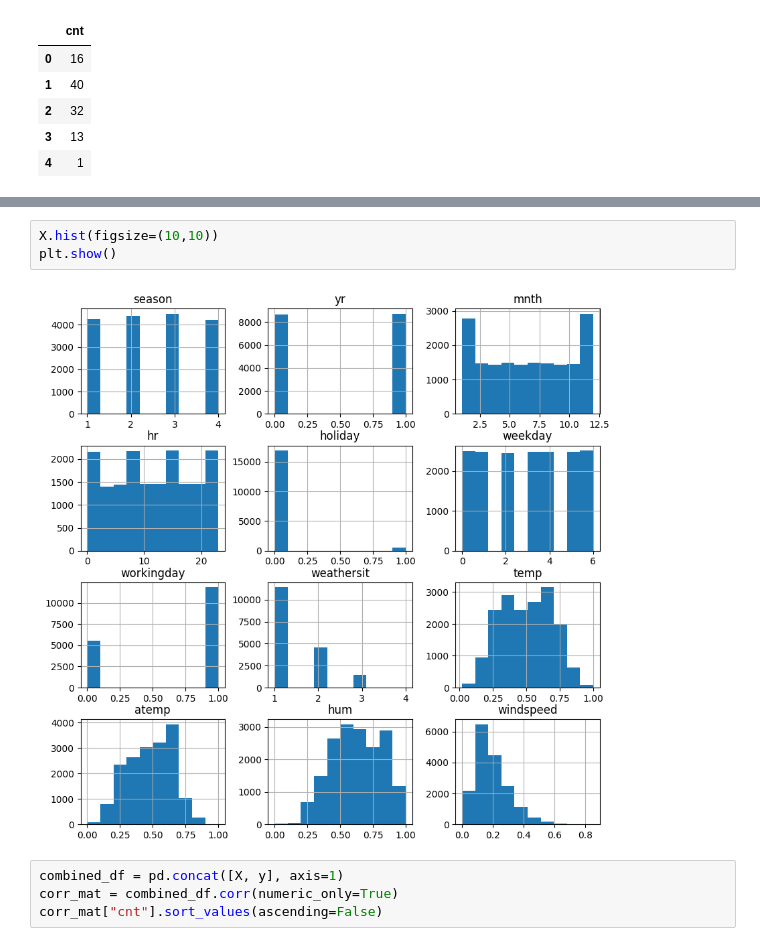
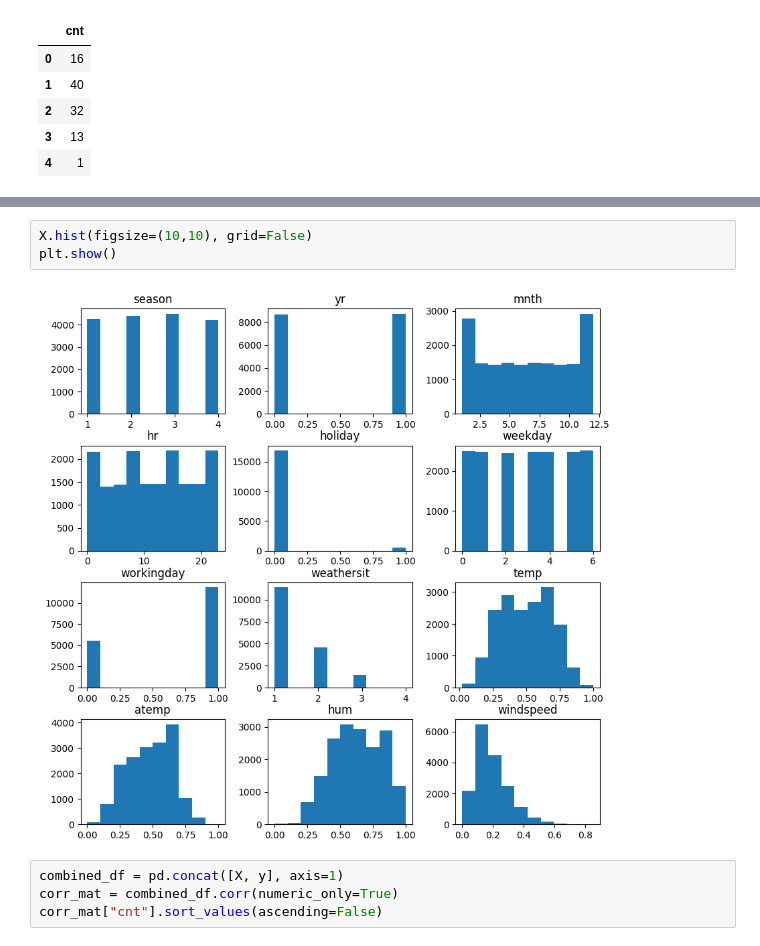
Before and after one commit to paulcarvalho/Bike-Sharing-EDA, a Jupyter notebook: bike_sharing_eda.ipynb, the cells around one changed output, grey strips where cells are left out. Cells and saved outputs as stored; diff of their text form.

```diff
--- a/bike_sharing_eda.ipynb
+++ b/bike_sharing_eda.ipynb
@@ -75,8 +81,8 @@ y.head()
 # %%
-X.hist(figsize=(10,10))
+X.hist(figsize=(10,10), grid=False)
 plt.show()
 # %% [output]
-[figure, old version]
+[figure, new version]
 # %%
 combined_df = pd.concat([X, y], axis=1)
 corr_mat = combined_df.corr(numeric_only=True)
```
Also changed, not shown: parts of 7 cells of this notebook.
